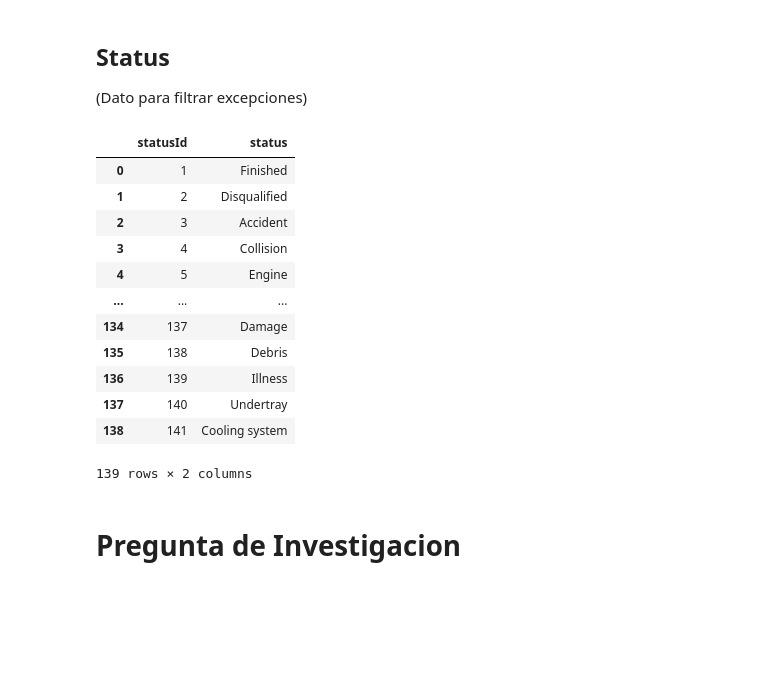
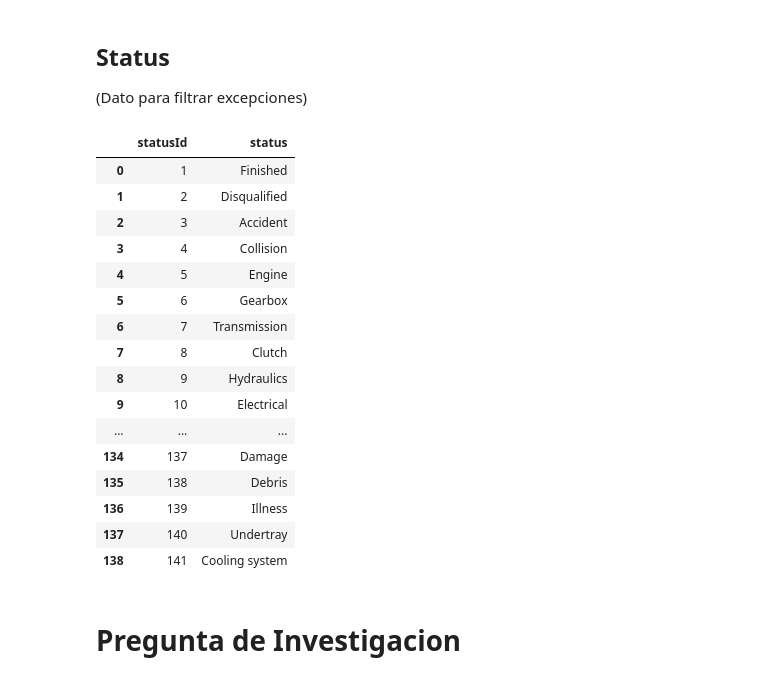
Before and after one commit to Joaquin-Lobato-Adinolfi/TP_LMC_F1_Analysis, a Jupyter notebook: TP_LMC_F1_Analysis.ipynb, the cells around one changed output. Drawn from its saved outputs; the diff is of its cells as text; code cells hidden in the pictures; blank space fills up the shorter version.

```diff
--- a/TP_LMC_F1_Analysis.ipynb
+++ b/TP_LMC_F1_Analysis.ipynb
@@ -696,21 +696,26 @@ Es de notar en este caso la aparicion de nulls en los datos. Puede deberse a ret
 (Dato para filtrar excepciones)
 # %%
 status = pd.read_csv(path + "/status.csv")
-status
+with pd.option_context("display.max_rows", None):
+    display(status)
 # %% [output]
 |  | statusId | status |
 | 0 | 1 | Finished |
 | 1 | 2 | Disqualified |
 | 2 | 3 | Accident |
 | 3 | 4 | Collision |
 | 4 | 5 | Engine |
+| 5 | 6 | Gearbox |
+| 6 | 7 | Transmission |
+| 7 | 8 | Clutch |
+| 8 | 9 | Hydraulics |
+| 9 | 10 | Electrical |
 | ... | ... | ... |
 | 134 | 137 | Damage |
 | 135 | 138 | Debris |
 | 136 | 139 | Illness |
 | 137 | 140 | Undertray |
 | 138 | 141 | Cooling system |
-139 rows × 2 columns
 # %% [markdown]
 # Pregunta de Investigacion
 # %% [markdown]
```
Also changed, not shown: parts of 29 cells of this notebook.
